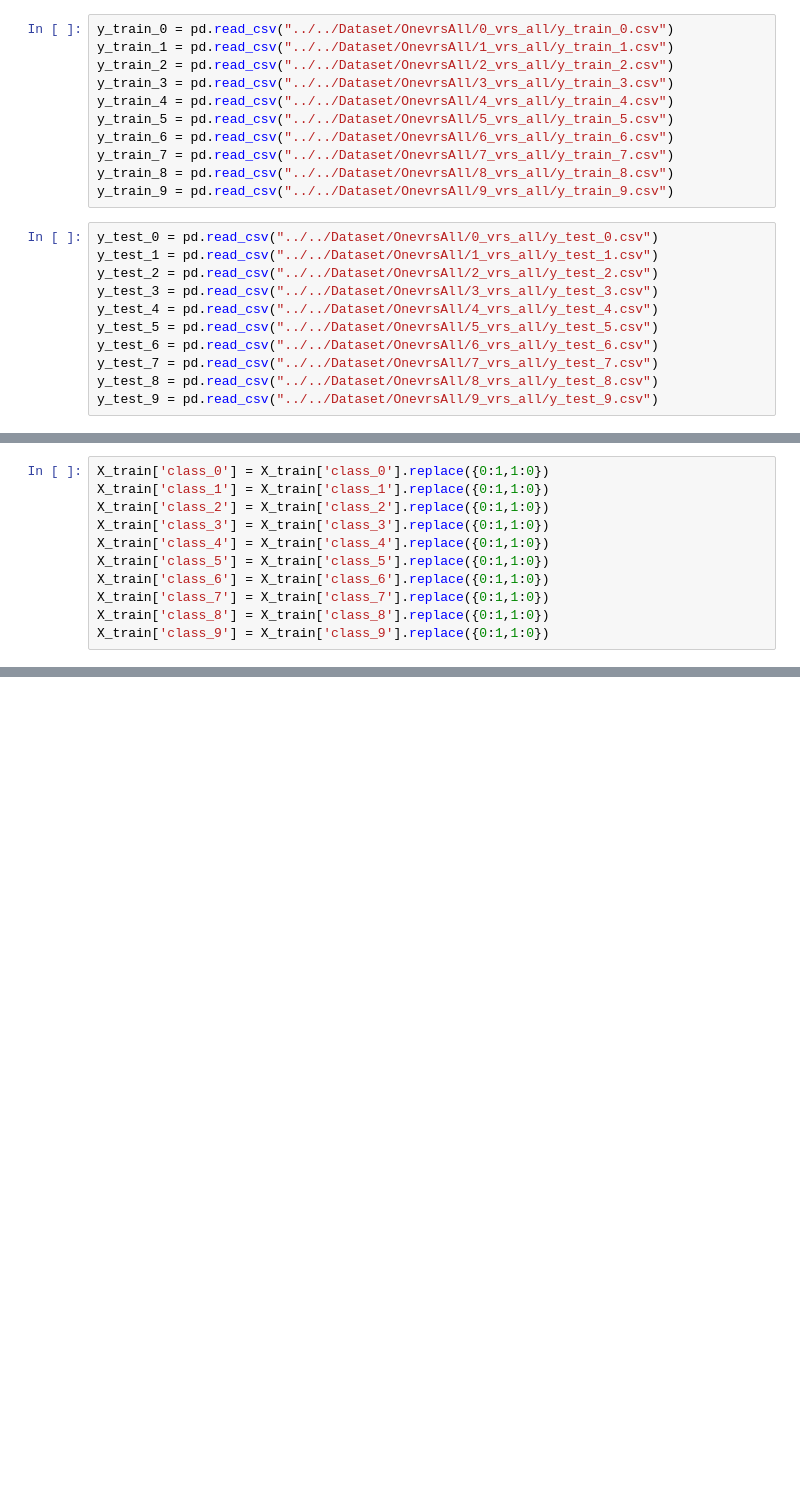
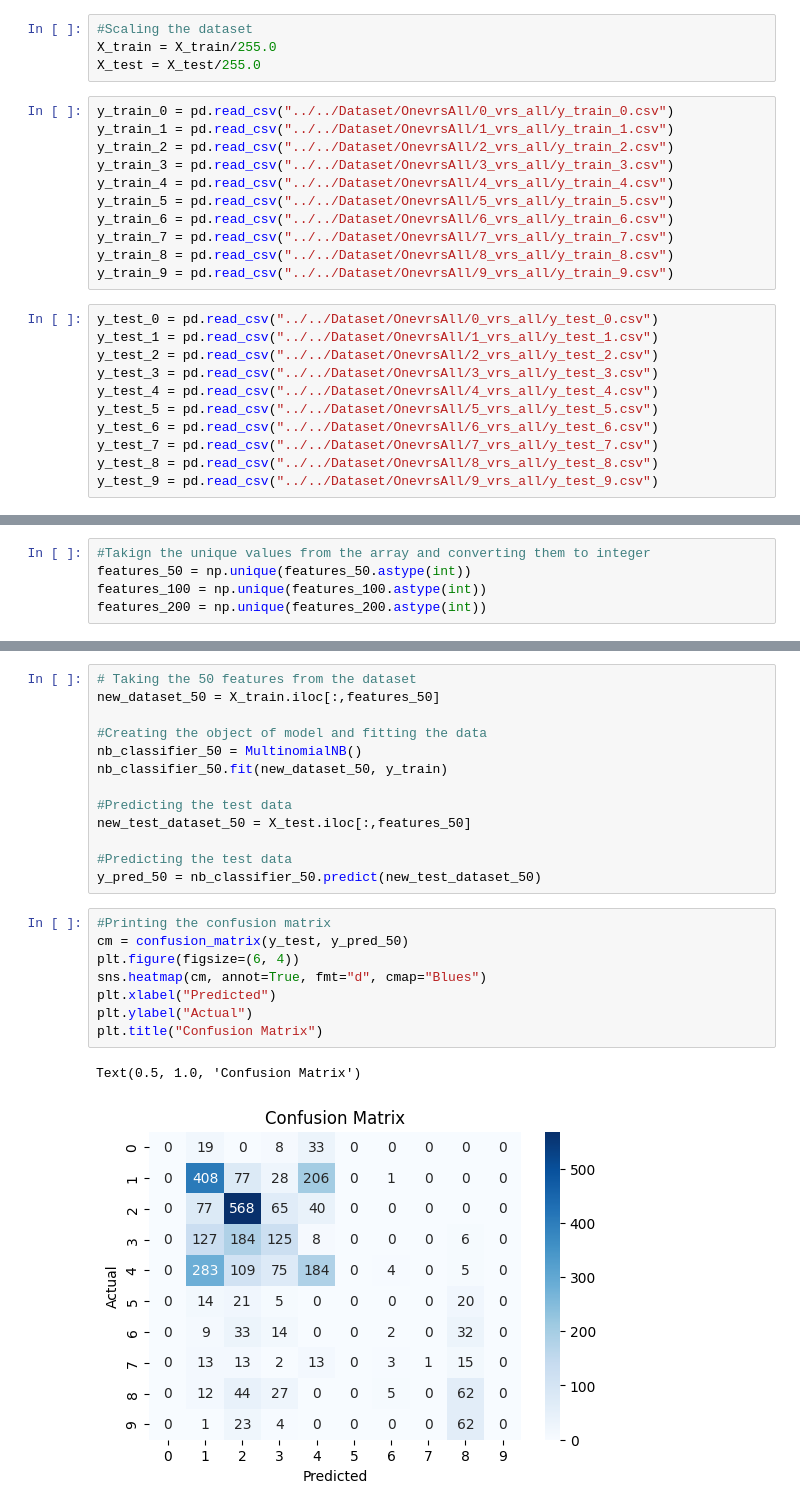
Before and after one commit to Irfan2309/Machine-Learning, a Jupyter notebook: Part 1/Source Code/data_correlation.ipynb, the cells around one changed output, grey strips where cells are left out. Saved outputs shown, nothing was run; the diff lists cells and outputs as text; blank space fills up the shorter version.

```diff
--- a/Part 1/Source Code/data_correlation.ipynb
+++ b/Part 1/Source Code/data_correlation.ipynb
@@ -33,3 +15,7 @@ correlation_matrix_9 = X_train.corr()['class_9']
+# %%
+#Scaling the dataset
+X_train = X_train/255.0
+X_test = X_test/255.0
 # %%
 y_train_0 = pd.read_csv("../../Dataset/OnevrsAll/0_vrs_all/y_train_0.csv")
 y_train_1 = pd.read_csv("../../Dataset/OnevrsAll/1_vrs_all/y_train_1.csv")
@@ -66,11 +40,0 @@ X_train['class_9'] = y_train_9
-# %%
-X_train['class_0'] = X_train['class_0'].replace({0:1,1:0})
-X_train['class_1'] = X_train['class_1'].replace({0:1,1:0})
-X_train['class_2'] = X_train['class_2'].replace({0:1,1:0})
-X_train['class_3'] = X_train['class_3'].replace({0:1,1:0})
-X_train['class_4'] = X_train['class_4'].replace({0:1,1:0})
-X_train['class_5'] = X_train['class_5'].replace({0:1,1:0})
-X_train['class_6'] = X_train['class_6'].replace({0:1,1:0})
-X_train['class_7'] = X_train['class_7'].replace({0:1,1:0})
-X_train['class_8'] = X_train['class_8'].replace({0:1,1:0})
-X_train['class_9'] = X_train['class_9'].replace({0:1,1:0})
@@ -309,0 +122,5 @@ len(features_50)
+# %%
+#Takign the unique values from the array and converting them to integer
+features_50 = np.unique(features_50.astype(int))
+features_100 = np.unique(features_100.astype(int))
+features_200 = np.unique(features_200.astype(int))
@@ -309,0 +190,24 @@ len(features_50)
+# %%
+# Taking the 50 features from the dataset
+new_dataset_50 = X_train.iloc[:,features_50]
+
+#Creating the object of model and fitting the data
+nb_classifier_50 = MultinomialNB()
+nb_classifier_50.fit(new_dataset_50, y_train)
+
+#Predicting the test data
+new_test_dataset_50 = X_test.iloc[:,features_50]
+
+#Predicting the test data
+y_pred_50 = nb_classifier_50.predict(new_test_dataset_50)
+# %%
+#Printing the confusion matrix
+cm = confusion_matrix(y_test, y_pred_50)
+plt.figure(figsize=(6, 4))
+sns.heatmap(cm, annot=True, fmt="d", cmap="Blues")
+plt.xlabel("Predicted")
+plt.ylabel("Actual")
+plt.title("Confusion Matrix")
+# %% [output]
+Text(0.5, 1.0, 'Confusion Matrix')
+[figure, added]
```
Also changed, not shown: parts of 50 cells of this notebook, 3 other files.
